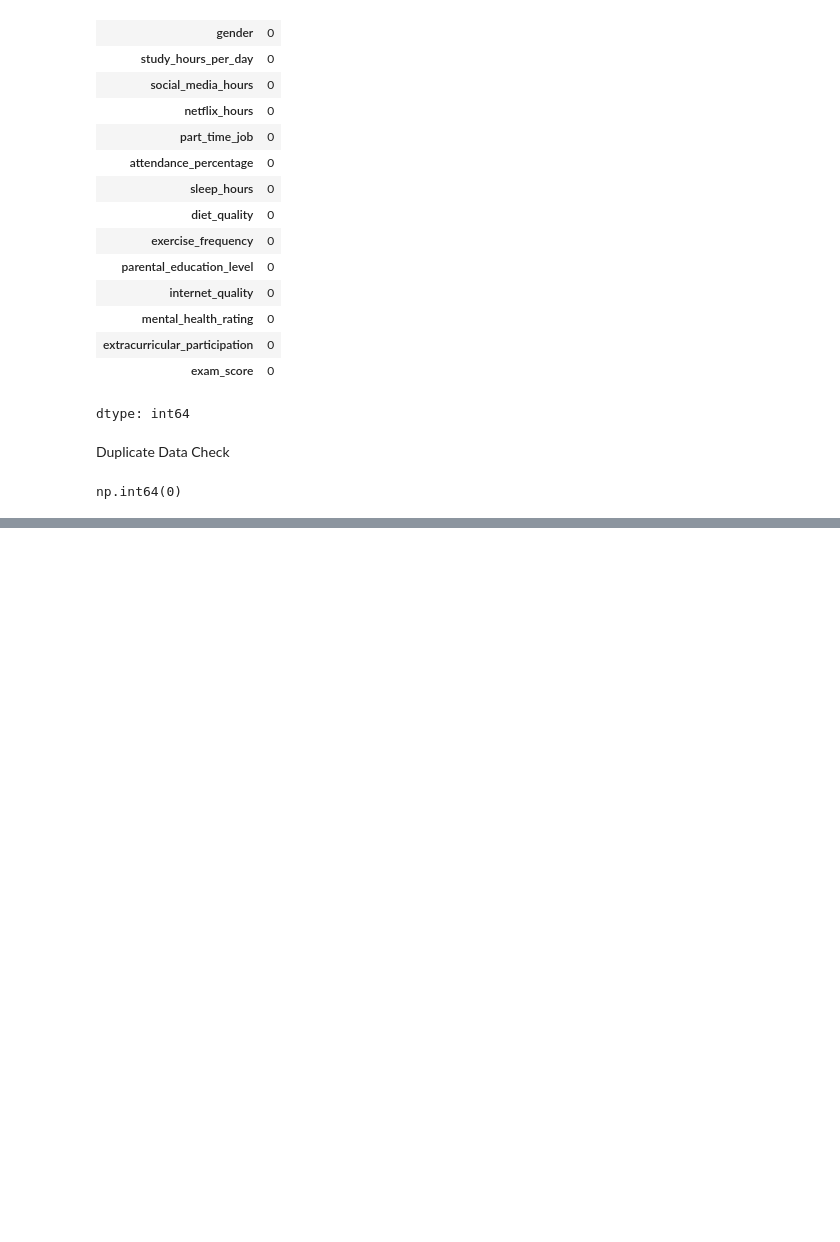
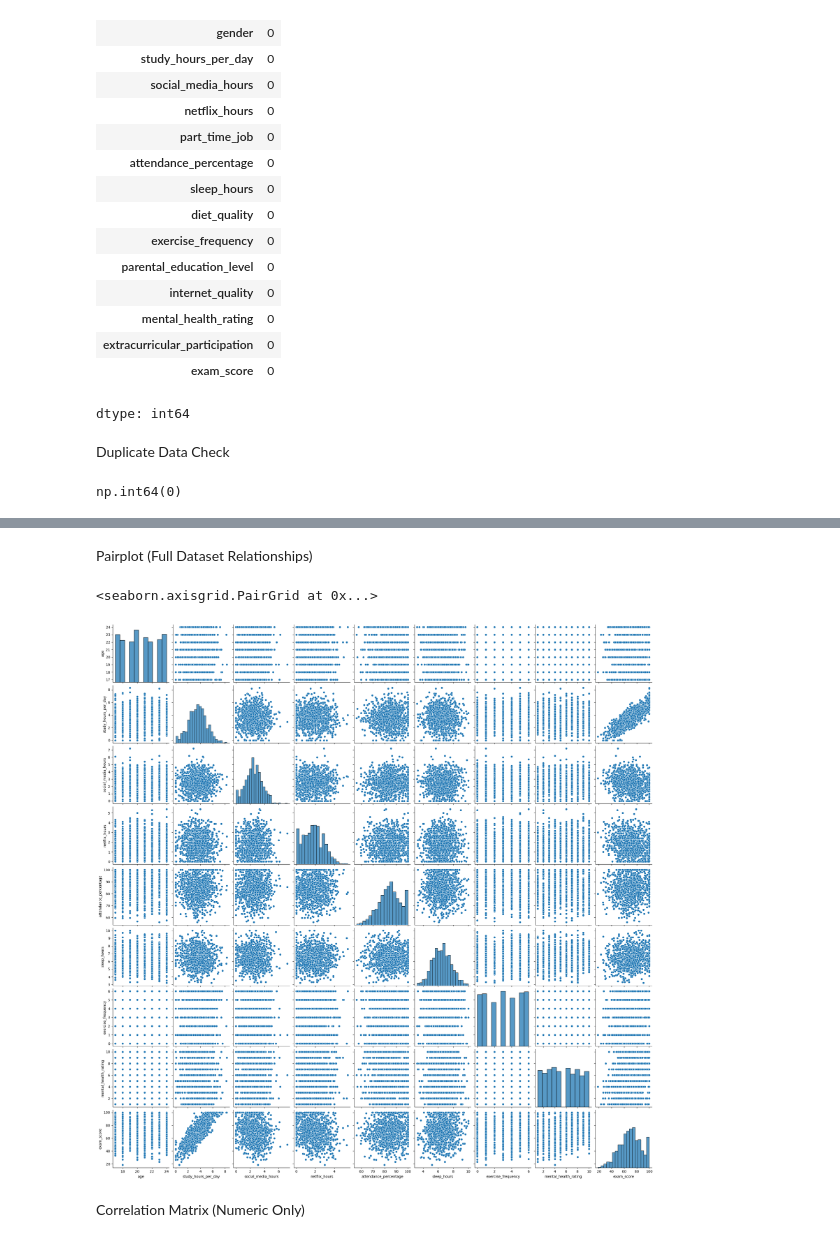
Before and after one commit to emonsrkr/Student-mental-health, a Jupyter notebook: notebook117a20c921.ipynb, the cells around one changed output, grey strips where cells are left out. Cells and saved outputs as stored; diff of their text form; code cells hidden in the pictures; blank space fills up the shorter version.

```diff
--- a/notebook117a20c921.ipynb
+++ b/notebook117a20c921.ipynb
@@ -310,0 +376,9 @@ np.int64(0)
+# %% [markdown]
+Pairplot (Full Dataset Relationships)
+# %%
+sns.pairplot(df)
+# %% [output]
+<seaborn.axisgrid.PairGrid at 0x...>
+[figure, added]
+# %% [markdown]
+Correlation Matrix (Numeric Only)
```
Also changed, not shown: parts of 24 cells of this notebook.
